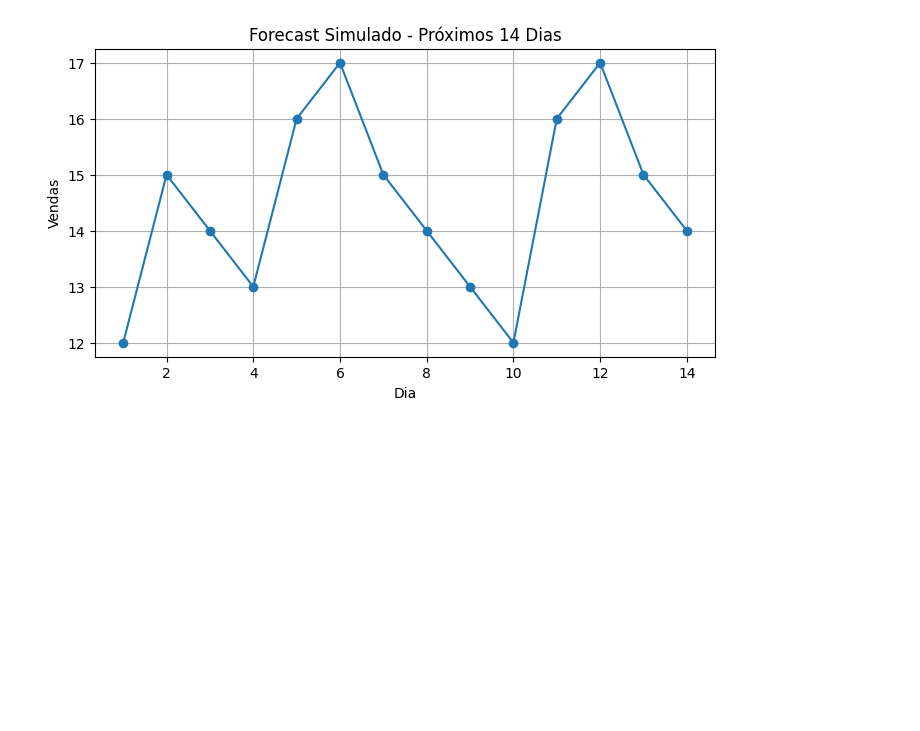
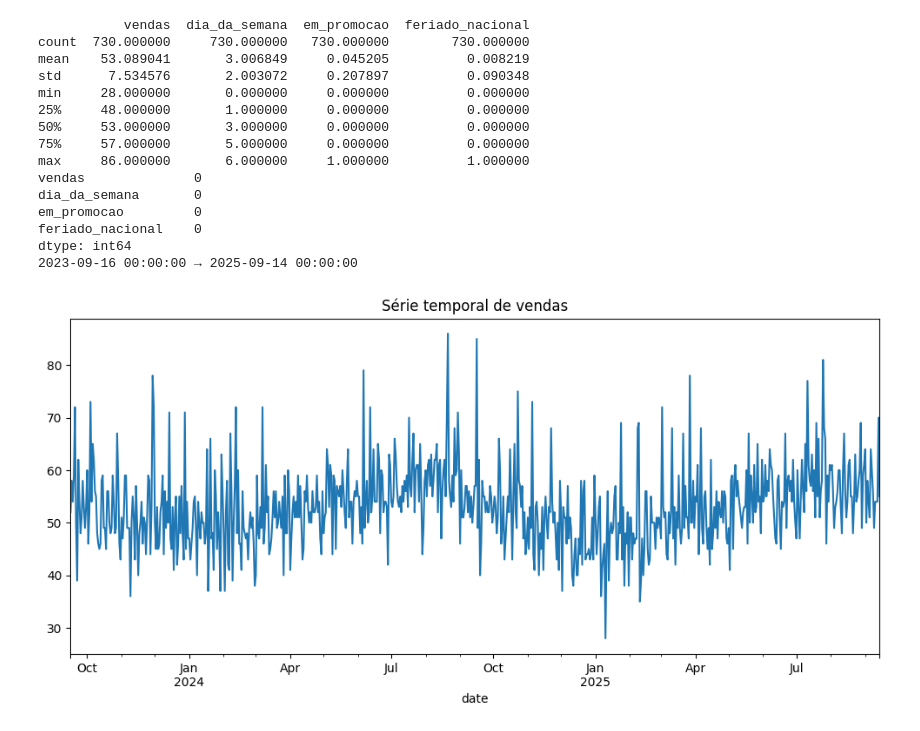
Before and after one commit to mariajuliapessoa/Vendas-Produto-Alfa, a Jupyter notebook: notebooks/EDA_placeholder.ipynb, the cells around one changed output. Cells and saved outputs as stored; diff of their text form; code cells hidden in the pictures; blank space fills up the shorter version.

```diff
--- a/notebooks/EDA_placeholder.ipynb
+++ b/notebooks/EDA_placeholder.ipynb
@@ -117,13 +18,26 @@ plt.show()
 # %%
-import matplotlib.pyplot as plt
-
-forecast = [12, 15, 14, 13, 16, 17, 15, 14, 13, 12, 16, 17, 15, 14]
-plt.figure(figsize=(8,4))
-plt.plot(range(1,15), forecast, marker='o', linestyle='-')
-plt.title("Forecast Simulado - Próximos 14 Dias")
-plt.xlabel("Dia")
-plt.ylabel("Vendas")
-plt.grid(True)
-plt.show()
+print(df.describe())
+print(df.isnull().sum())
+print(df.index.min(), "→", df.index.max())
 # %% [output]
-[figure, removed]
+           vendas  dia_da_semana  em_promocao  feriado_nacional
+count  730.000000     730.000000   730.000000        730.000000
+mean    53.089041       3.006849     0.045205          0.008219
+std      7.534576       2.003072     0.207897          0.090348
+min     28.000000       0.000000     0.000000          0.000000
+25%     48.000000       1.000000     0.000000          0.000000
+50%     53.000000       3.000000     0.000000          0.000000
+75%     57.000000       5.000000     0.000000          0.000000
+max     86.000000       6.000000     1.000000          1.000000
+vendas              0
+dia_da_semana       0
+em_promocao         0
+feriado_nacional    0
+dtype: int64
+2023-09-16 00:00:00 → 2025-09-14 00:00:00
+# %%
+# Evolução das vendas ao longo do tempo
+df["vendas"].plot(figsize=(12,5), title="Série temporal de vendas")
+plt.show()
+# %% [output]
+[figure, added]
```
Also changed, not shown: parts of 9 cells of this notebook, 9 other files.
